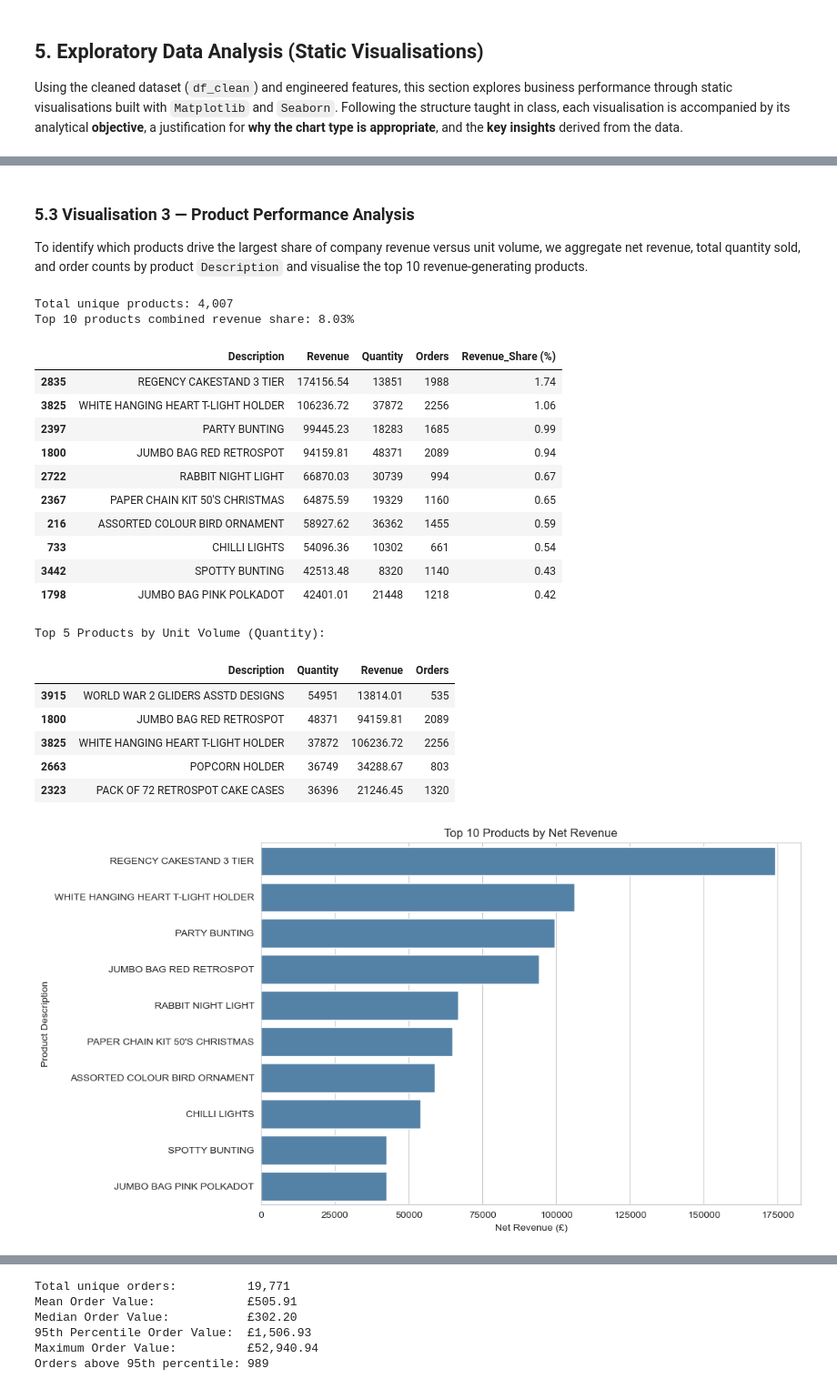
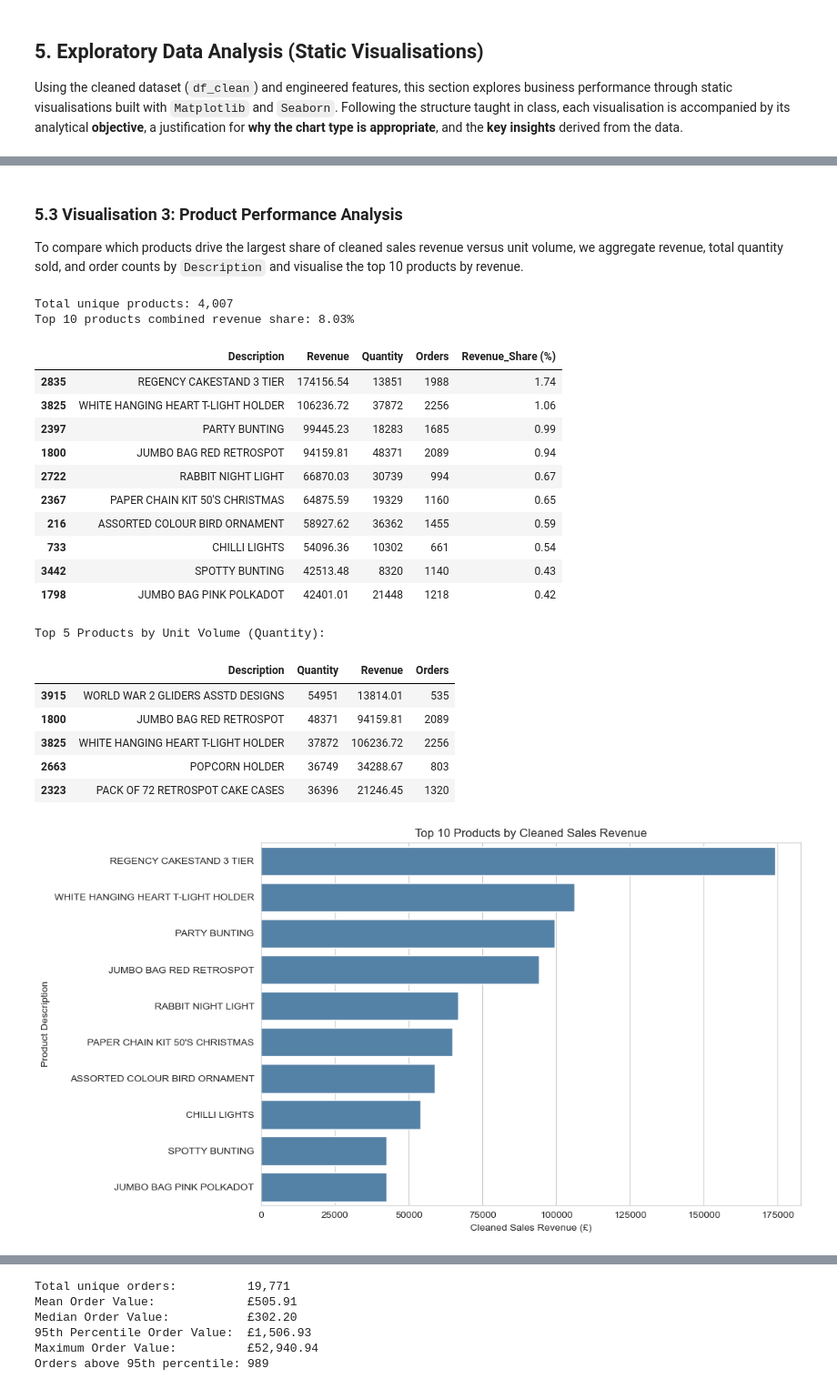
Before and after one commit to CCT-Dublin/CA2_Data_Visualisation_and_Communication_Caio_Jacob_2023168, a Jupyter notebook: CA2_Online_Retail_Analysis.ipynb, the cells around one changed output, grey strips where cells are left out. Shown at 91% size. Cells and saved outputs as stored; diff of their text form; code cells hidden in the pictures.

```diff
--- a/CA2_Online_Retail_Analysis.ipynb
+++ b/CA2_Online_Retail_Analysis.ipynb
@@ -781,10 +779,22 @@ Name: Revenue, dtype: float64
 # %%
-# Verify order counts, line items, and revenue by day of week
+# Count distinct observed calendar dates per day of week to compare totals and daily averages
+df_clean["InvoiceDay"] = df_clean["InvoiceDate"].dt.date
+observed_days = df_clean.groupby("DayOfWeek")["InvoiceDay"].nunique()
+weekday_revenue = df_clean.groupby("DayOfWeek")["Revenue"].sum()
+
 weekday_check = pd.DataFrame({
+    "Observed_Days": observed_days,
     "Orders": df_clean.groupby("DayOfWeek")["InvoiceNo"].nunique(),
     "Records": df_clean.groupby("DayOfWeek")["InvoiceNo"].count(),
-    "Revenue": df_clean.groupby("DayOfWeek")["Revenue"].sum().round(2)
+    "Total_Revenue (£)": weekday_revenue.round(2),
+    "Avg_Daily_Revenue (£)": (weekday_revenue / observed_days).round(2)
 }).reindex(day_order, fill_value=0)
 
+# Remove temporary helper column so df_clean retains its 14 core columns
+df_clean = df_clean.drop(columns=["InvoiceDay"])
+
+# Mark the average as unavailable when no days were observed
+weekday_check.loc[weekday_check["Observed_Days"] == 0, "Avg_Daily_Revenue (£)"] = np.nan
+
 display(weekday_check)
 # %% [output]
@@ -800,6 +810,6 @@ display(weekday_check)
 # %% [markdown]
-### 5.3 Visualisation 3 — Product Performance Analysis
-To identify which products drive the largest share of company revenue versus unit volume, we aggregate net revenue, total quantity sold, and order counts by product `Description` and visualise the top 10 revenue-generating products.
+### 5.3 Visualisation 3: Product Performance Analysis
+To compare which products drive the largest share of cleaned sales revenue versus unit volume, we aggregate revenue, total quantity sold, and order counts by `Description` and visualise the top 10 products by revenue.
 # %%
 # Aggregate revenue, quantity sold, and order count by product description
 product_summary = pd.DataFrame({
@@ -808,9 +818,9 @@ product_summary = pd.DataFrame({
     "Orders": df_clean.groupby("Description")["InvoiceNo"].nunique()
 }).reset_index()
 
-# Calculate each product percentage share of total net revenue
-total_net_revenue = df_clean["Revenue"].sum()
-product_summary["Revenue_Share (%)"] = (product_summary["Revenue"] / total_net_revenue * 100).round(2)
+# Calculate each product percentage share of total cleaned sales revenue
+total_cleaned_sales_revenue = df_clean["Revenue"].sum()
+product_summary["Revenue_Share (%)"] = (product_summary["Revenue"] / total_cleaned_sales_revenue * 100).round(2)
 
 # Extract top 10 products by revenue and top 5 by quantity
 top10_products = product_summary.sort_values(by="Revenue", ascending=False).head(10)
@@ -822,35 +832,35 @@ display(top10_products)
 
 print("\nTop 5 Products by Unit Volume (Quantity):")
 display(top5_volume[["Description", "Quantity", "Revenue", "Orders"]])
 
-# Plot horizontal bar chart of Top 10 products by net revenue
+# Plot horizontal bar chart of Top 10 products by cleaned sales revenue
 plt.figure(figsize=(11, 6))
 sns.barplot(x="Revenue", y="Description", data=top10_products, color="steelblue")
-plt.title("Top 10 Products by Net Revenue")
-plt.xlabel("Net Revenue (£)")
+plt.title("Top 10 Products by Cleaned Sales Revenue")
+plt.xlabel("Cleaned Sales Revenue (£)")
 plt.ylabel("Product Description")
 plt.tight_layout()
 plt.show()
 # %% [output]
 Total unique products: 4,007
 Top 10 products combined revenue share: 8.03%
 |  | Description | Revenue | Quantity | Orders | Revenue_Share (%) |
 | 2835 | REGENCY CAKESTAND 3 TIER | 174156.54 | 13851 | 1988 | 1.74 |
 | 3825 | WHITE HANGING HEART T-LIGHT HOLDER | 106236.72 | 37872 | 2256 | 1.06 |
 | 2397 | PARTY BUNTING | 99445.23 | 18283 | 1685 | 0.99 |
 | 1800 | JUMBO BAG RED RETROSPOT | 94159.81 | 48371 | 2089 | 0.94 |
 | 2722 | RABBIT NIGHT LIGHT | 66870.03 | 30739 | 994 | 0.67 |
 | 2367 | PAPER CHAIN KIT 50'S CHRISTMAS | 64875.59 | 19329 | 1160 | 0.65 |
 | 216 | ASSORTED COLOUR BIRD ORNAMENT | 58927.62 | 36362 | 1455 | 0.59 |
 | 733 | CHILLI LIGHTS | 54096.36 | 10302 | 661 | 0.54 |
 | 3442 | SPOTTY BUNTING | 42513.48 | 8320 | 1140 | 0.43 |
 | 1798 | JUMBO BAG PINK POLKADOT | 42401.01 | 21448 | 1218 | 0.42 |
 Top 5 Products by Unit Volume (Quantity):
 |  | Description | Quantity | Revenue | Orders |
 | 3915 | WORLD WAR 2 GLIDERS ASSTD DESIGNS | 54951 | 13814.01 | 535 |
 | 1800 | JUMBO BAG RED RETROSPOT | 48371 | 94159.81 | 2089 |
 | 3825 | WHITE HANGING HEART T-LIGHT HOLDER | 37872 | 106236.72 | 2256 |
 | 2663 | POPCORN HOLDER | 36749 | 34288.67 | 803 |
 | 2323 | PACK OF 72 RETROSPOT CAKE CASES | 36396 | 21246.45 | 1320 |
-[figure, old version]
+[figure, new version]
 # %% [markdown]
```
Also changed, not shown: parts of 33 cells of this notebook.
